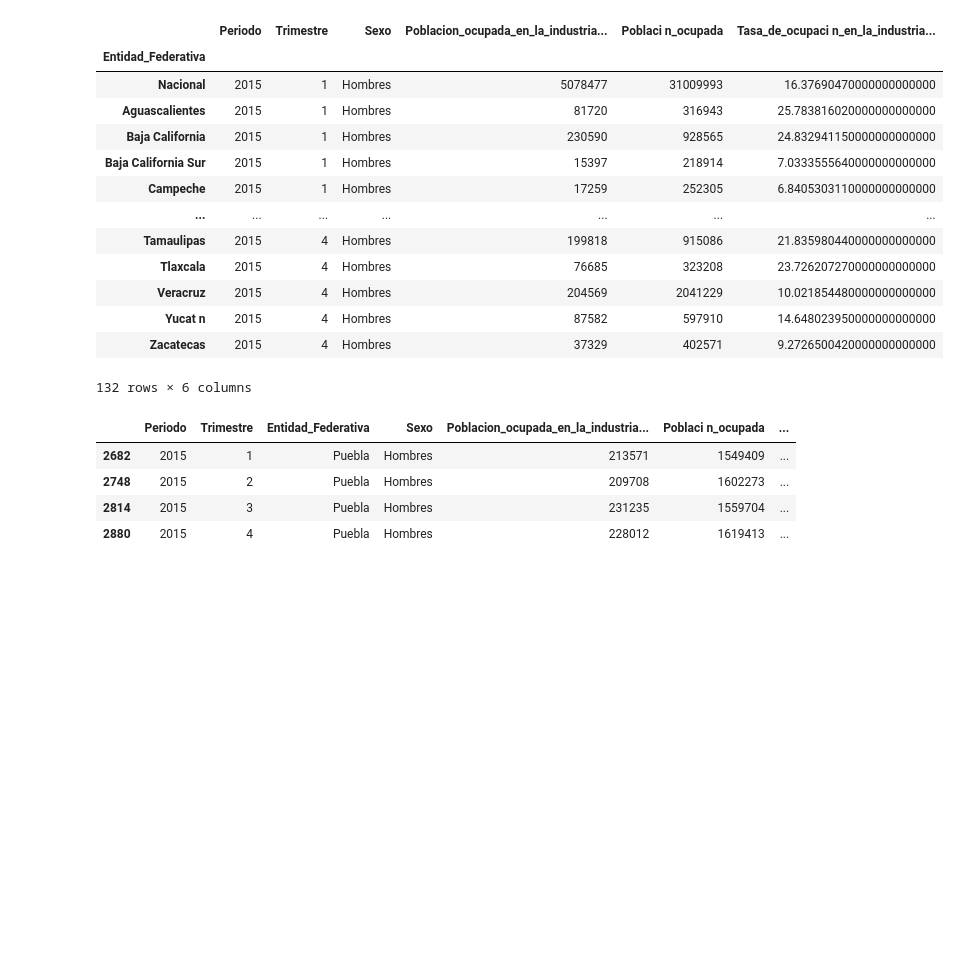
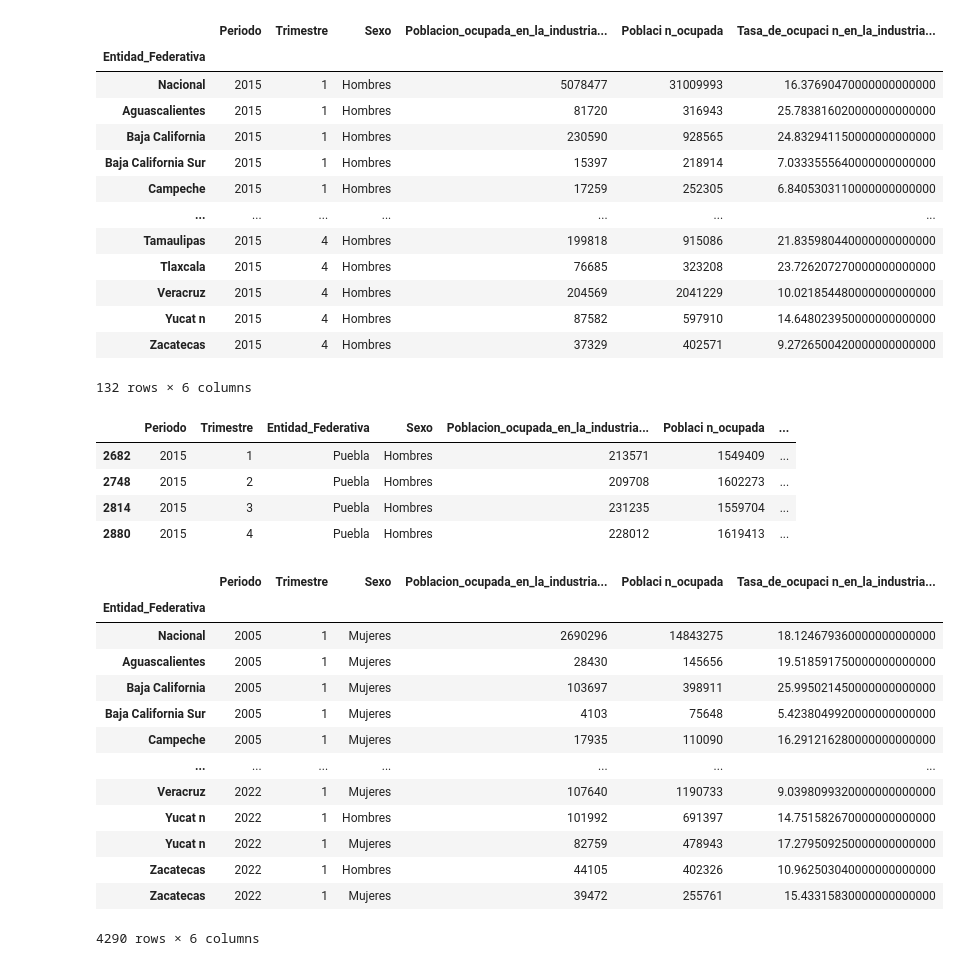
Before and after one commit to EddiRafael/Clase_desarrollo_proyectos, a Jupyter notebook: 1_Extraccion_Datos.ipynb, the cells around one changed output. Saved outputs shown, nothing was run; the diff lists cells and outputs as text; code cells hidden in the pictures; blank space fills up the shorter version.

```diff
--- a/1_Extraccion_Datos.ipynb
+++ b/1_Extraccion_Datos.ipynb
@@ -207,3 +193,22 @@ filtro8
 | 2748 | 2015 | 2 | Puebla | Hombres | 209708 | 1602273 | ... |
 | 2814 | 2015 | 3 | Puebla | Hombres | 231235 | 1559704 | ... |
 | 2880 | 2015 | 4 | Puebla | Hombres | 228012 | 1619413 | ... |
+# %%
+#filtro o
+filtro9= df[(df["Periodo"]> 2006) | (df["Sexo"]== "Mujeres")]
+filtro9
+# %% [output]
+|  | Periodo | Trimestre | Sexo | Poblacion_ocupada_en_la_industria... | Poblaci n_ocupada | Tasa_de_ocupaci n_en_la_industria... |
+| Entidad_Federativa |  |  |  |  |  |  |
+| Nacional | 2005 | 1 | Mujeres | 2690296 | 14843275 | 18.124679360000000000000 |
+| Aguascalientes | 2005 | 1 | Mujeres | 28430 | 145656 | 19.518591750000000000000 |
+| Baja California | 2005 | 1 | Mujeres | 103697 | 398911 | 25.995021450000000000000 |
+| Baja California Sur | 2005 | 1 | Mujeres | 4103 | 75648 | 5.4238049920000000000000 |
+| Campeche | 2005 | 1 | Mujeres | 17935 | 110090 | 16.291216280000000000000 |
+| ... | ... | ... | ... | ... | ... | ... |
+| Veracruz | 2022 | 1 | Mujeres | 107640 | 1190733 | 9.0398099320000000000000 |
+| Yucat n | 2022 | 1 | Hombres | 101992 | 691397 | 14.751582670000000000000 |
+| Yucat n | 2022 | 1 | Mujeres | 82759 | 478943 | 17.279509250000000000000 |
+| Zacatecas | 2022 | 1 | Hombres | 44105 | 402326 | 10.962503040000000000000 |
+| Zacatecas | 2022 | 1 | Mujeres | 39472 | 255761 | 15.43315830000000000000 |
+4290 rows × 6 columns
```
Also changed, not shown: parts of 4 cells of this notebook.
